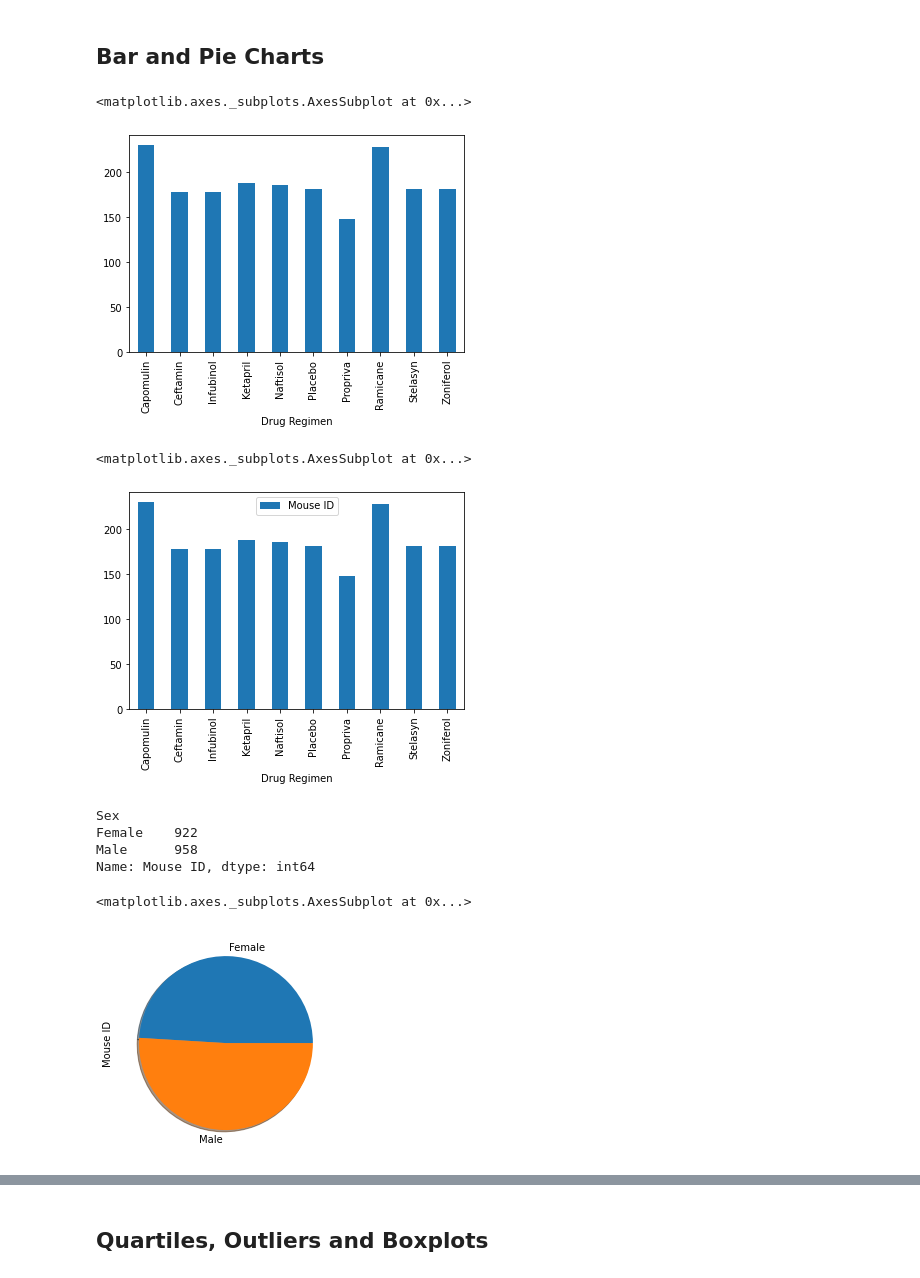
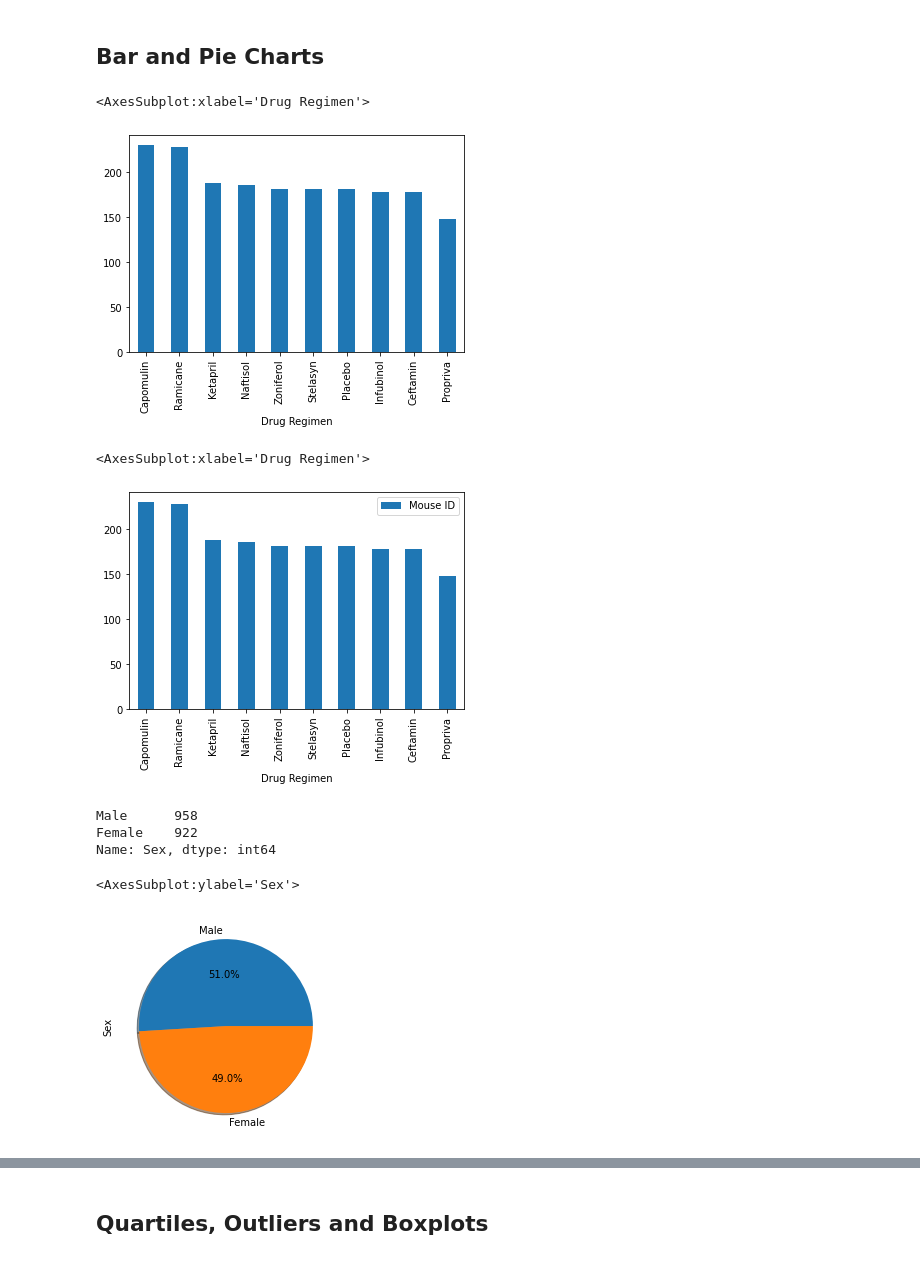
Before and after one commit to katrinamarie1020/Matplotlib_Challenge, a Jupyter notebook: Pymaceuticals/pymaceuticals_starter.ipynb, the cells around one changed output, grey strips where cells are left out. Saved outputs shown, nothing was run; the diff lists cells and outputs as text; code cells hidden in the pictures.

```diff
--- a/Pymaceuticals/pymaceuticals_starter.ipynb
+++ b/Pymaceuticals/pymaceuticals_starter.ipynb
@@ -135,23 +135,23 @@ tumor_summary_df
 ## Bar and Pie Charts
 # %%
 # Generate a bar plot showing the total number of mice for each treatment throughout the course of the study using pandas.
-mouse_group = clean_df.groupby("Drug Regimen")["Mouse ID"].count()
+mouse_group = clean_df.groupby("Drug Regimen")["Mouse ID"].count().sort_values(ascending=False)
 
 mouse_group.plot.bar("Drug Regimen", "Mouse ID")
 # %% [output]
-<matplotlib.axes._subplots.AxesSubplot at 0x...>
+<AxesSubplot:xlabel='Drug Regimen'>
-[figure, old version]
+[figure, new version]
 # %%
 # Generate a bar plot showing the total number of mice for each treatment throughout the course of the study using pyplot.
 
 mouse_group_df = pd.DataFrame(mouse_group)
 mouse_group_df.plot(kind='bar')
 # %% [output]
-<matplotlib.axes._subplots.AxesSubplot at 0x...>
+<AxesSubplot:xlabel='Drug Regimen'>
-[figure, old version]
+[figure, new version]
 # %%
 # Generate a pie plot showing the distribution of female versus male mice using pandas
-mouse_gender = clean_df.groupby("Sex")["Mouse ID"].count()
+mouse_gender = clean_df["Sex"].value_counts()
 mouse_gender
 
 #df = pd.DataFrame({'mass': [0.330, 4.87 , 5.97],
@@ -159,16 +159,15 @@ mouse_gender
  #                  index=['Mercury', 'Venus', 'Earth'])
 #>>> plot = df.plot.pie(y='mass', figsize=(5, 5))
 # %% [output]
-Sex
+Male      958
 Female    922
-Male      958
-Name: Mouse ID, dtype: int64
+Name: Sex, dtype: int64
 # %%
 
-mouse_gender.groupby(['Sex']).sum().plot(kind='pie', y='Mouse ID', shadow = True)
+mouse_gender.plot(kind='pie', shadow = True, autopct='%1.1f%%')
 # %% [output]
-<matplotlib.axes._subplots.AxesSubplot at 0x...>
+<AxesSubplot:ylabel='Sex'>
-[figure, old version]
+[figure, new version]
 # %%
 # Generate a pie plot showing the distribution of female versus male mice using pyplot
 
```
Also changed, not shown: parts of 6 cells of this notebook, 3 other files.
